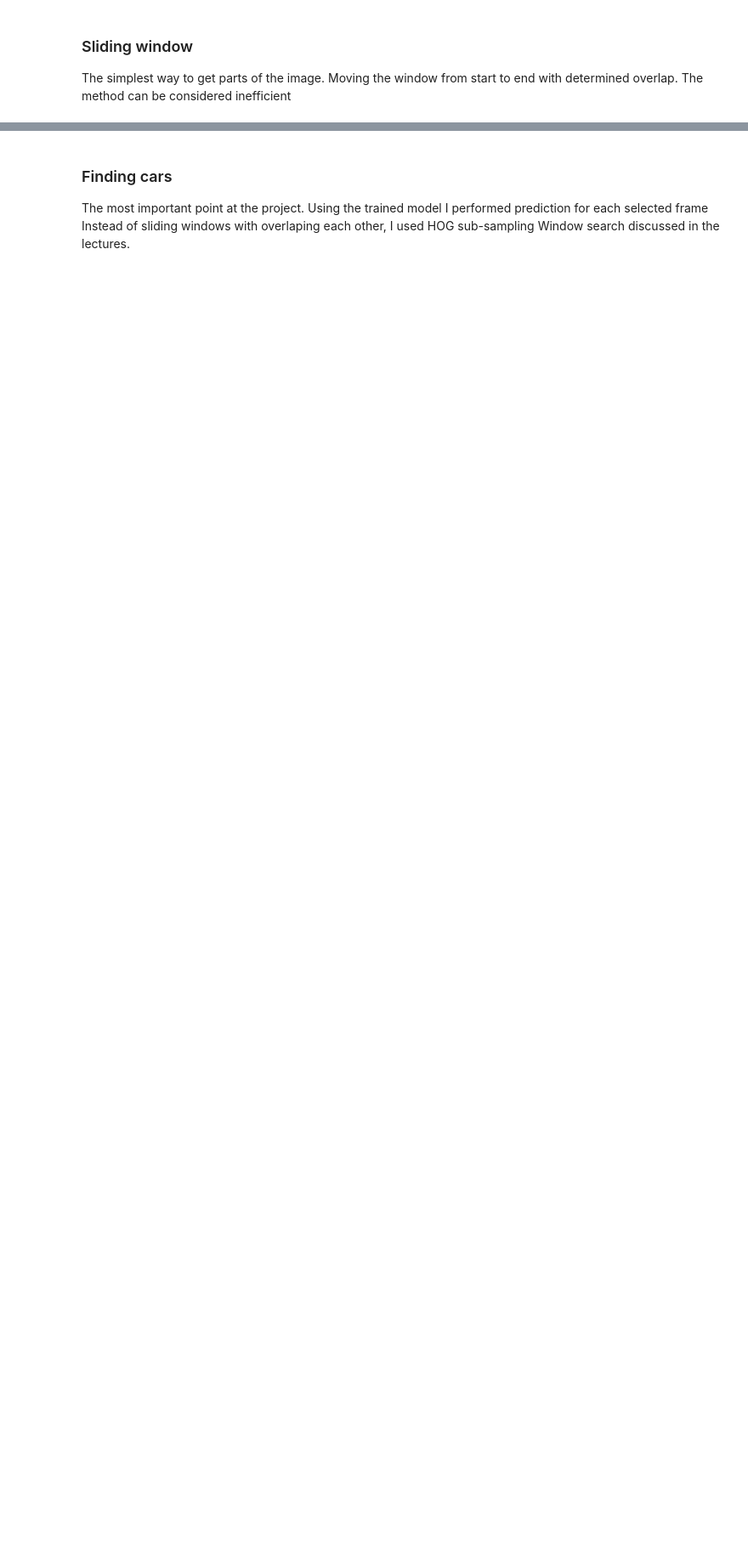
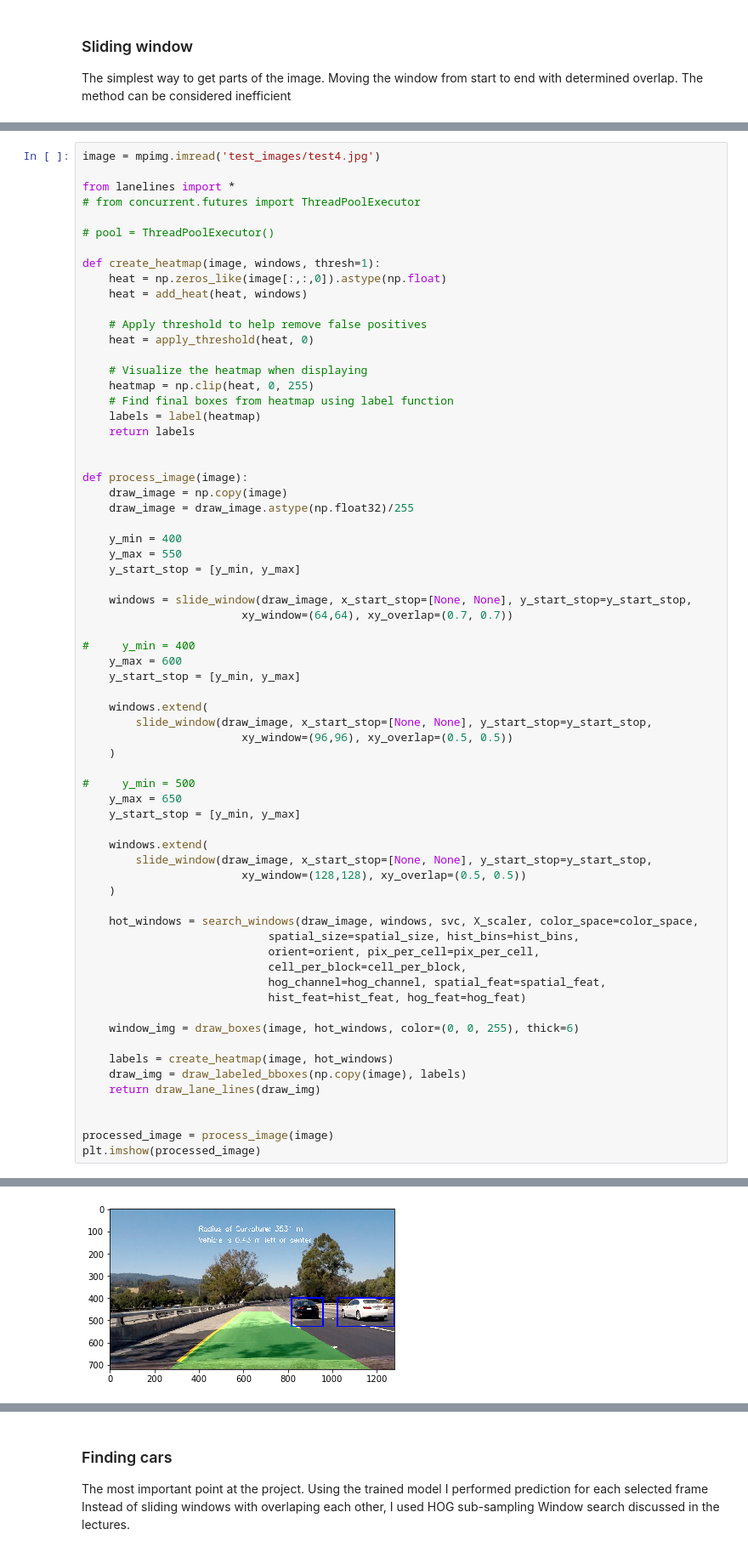
Before and after one commit to andreinechaev/VehicleDetection, a Jupyter notebook: Submission.ipynb, the cells around one changed output, grey strips where cells are left out. Shown at 85% size. Drawn from its saved outputs; the diff is of its cells as text; blank space fills up the shorter version.

```diff
--- a/Submission.ipynb
+++ b/Submission.ipynb
@@ -472,0 +436,68 @@ plot_inline([image_LUV, image_YCrCb, image_HLS], ['LUV', 'YCrCb', 'HLS'])
+# %%
+image = mpimg.imread('test_images/test4.jpg')
+
+from lanelines import *
+# from concurrent.futures import ThreadPoolExecutor
+
+# pool = ThreadPoolExecutor()
+
+def create_heatmap(image, windows, thresh=1):
+    heat = np.zeros_like(image[:,:,0]).astype(np.float)
+    heat = add_heat(heat, windows)
+
+    # Apply threshold to help remove false positives
+    heat = apply_threshold(heat, 0)
+
+    # Visualize the heatmap when displaying
+    heatmap = np.clip(heat, 0, 255)
+    # Find final boxes from heatmap using label function
+    labels = label(heatmap)
+    return labels
+
+
+def process_image(image):
+    draw_image = np.copy(image)
+    draw_image = draw_image.astype(np.float32)/255
+
+    y_min = 400
+    y_max = 550
+    y_start_stop = [y_min, y_max]
+
+    windows = slide_window(draw_image, x_start_stop=[None, None], y_start_stop=y_start_stop,
+                        xy_window=(64,64), xy_overlap=(0.7, 0.7))
+
+#     y_min = 400
+    y_max = 600
+    y_start_stop = [y_min, y_max]
+
+    windows.extend(
+        slide_window(draw_image, x_start_stop=[None, None], y_start_stop=y_start_stop,
+                        xy_window=(96,96), xy_overlap=(0.5, 0.5))
+    )
+
+#     y_min = 500
+    y_max = 650
+    y_start_stop = [y_min, y_max]
+
+    windows.extend(
+        slide_window(draw_image, x_start_stop=[None, None], y_start_stop=y_start_stop,
+                        xy_window=(128,128), xy_overlap=(0.5, 0.5))
+    )
+
+    hot_windows = search_windows(draw_image, windows, svc, X_scaler, color_space=color_space,
+                            spatial_size=spatial_size, hist_bins=hist_bins,
+                            orient=orient, pix_per_cell=pix_per_cell,
+                            cell_per_block=cell_per_block,
+                            hog_channel=hog_channel, spatial_feat=spatial_feat,
+                            hist_feat=hist_feat, hog_feat=hog_feat)
+
+    window_img = draw_boxes(image, hot_windows, color=(0, 0, 255), thick=6)
+
+    labels = create_heatmap(image, hot_windows)
+    draw_img = draw_labeled_bboxes(np.copy(image), labels)
+    return draw_lane_lines(draw_img)
+
+
+processed_image = process_image(image)
+plt.imshow(processed_image)
+# %% [output]
@@ -472,0 +522 @@ plot_inline([image_LUV, image_YCrCb, image_HLS], ['LUV', 'YCrCb', 'HLS'])
+[figure, added]
```
Also changed, not shown: parts of 14 cells of this notebook, 4 other files.
